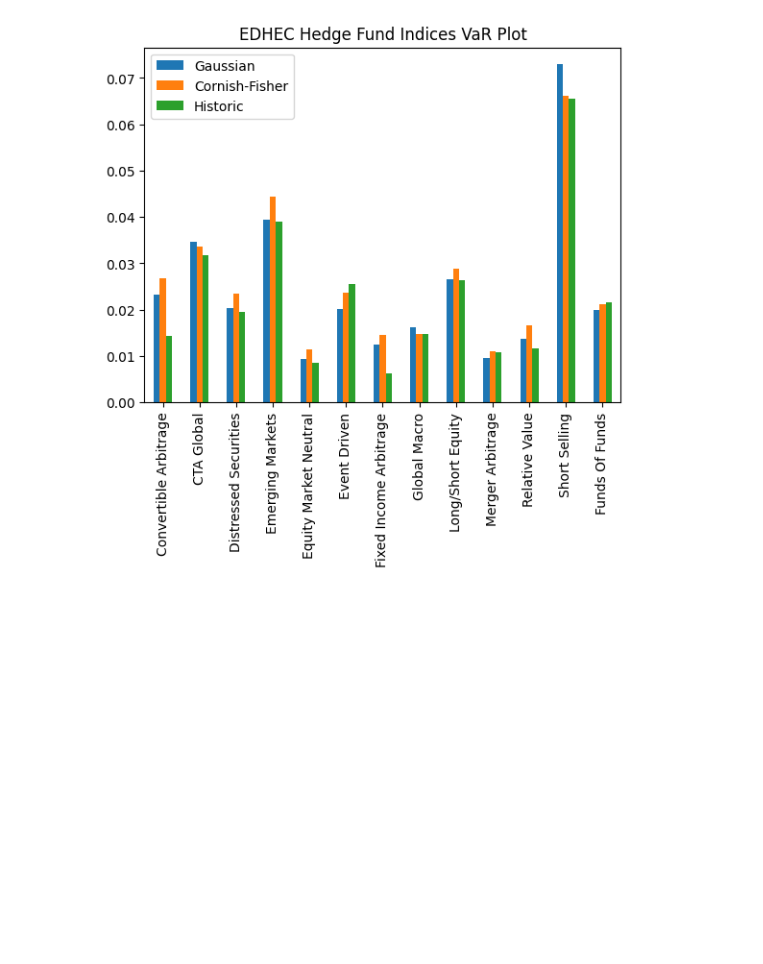
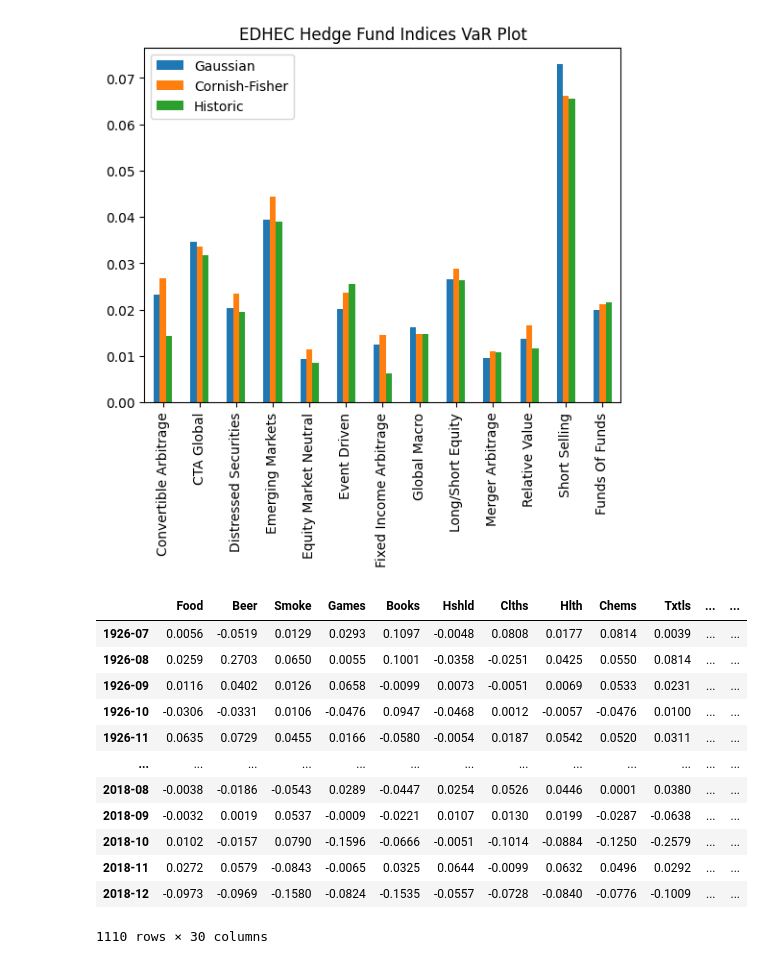
Before and after one commit to tho-hk/edhec-portfolio-construction, a Jupyter notebook: nb/hfi.ipynb, the cells around one changed output. Cells and saved outputs as stored; diff of their text form; code cells hidden in the pictures; blank space fills up the shorter version.

```diff
--- a/nb/hfi.ipynb
+++ b/nb/hfi.ipynb
@@ -299,3 +245,22 @@ comparison.plot.bar(title="EDHEC Hedge Fund Indices VaR Plot")
 # %% [output]
 <Axes: title={'center': 'EDHEC Hedge Fund Indices VaR Plot'}>
 [figure]
+# %%
+ind = pd.read_csv(f"{DATA_PATH}/ind30_m_vw_rets.csv", header=0, index_col=0)/100
+ind.index = pd.to_datetime(ind.index, format="%Y%m").to_period('M')
+ind.columns = ind.columns.str.strip()
+ind
+# %% [output]
+|  | Food | Beer | Smoke | Games | Books | Hshld | Clths | Hlth | Chems | Txtls | ... | ... |
+| 1926-07 | 0.0056 | -0.0519 | 0.0129 | 0.0293 | 0.1097 | -0.0048 | 0.0808 | 0.0177 | 0.0814 | 0.0039 | ... | ... |
+| 1926-08 | 0.0259 | 0.2703 | 0.0650 | 0.0055 | 0.1001 | -0.0358 | -0.0251 | 0.0425 | 0.0550 | 0.0814 | ... | ... |
+| 1926-09 | 0.0116 | 0.0402 | 0.0126 | 0.0658 | -0.0099 | 0.0073 | -0.0051 | 0.0069 | 0.0533 | 0.0231 | ... | ... |
+| 1926-10 | -0.0306 | -0.0331 | 0.0106 | -0.0476 | 0.0947 | -0.0468 | 0.0012 | -0.0057 | -0.0476 | 0.0100 | ... | ... |
+| 1926-11 | 0.0635 | 0.0729 | 0.0455 | 0.0166 | -0.0580 | -0.0054 | 0.0187 | 0.0542 | 0.0520 | 0.0311 | ... | ... |
+| ... | ... | ... | ... | ... | ... | ... | ... | ... | ... | ... | ... | ... |
+| 2018-08 | -0.0038 | -0.0186 | -0.0543 | 0.0289 | -0.0447 | 0.0254 | 0.0526 | 0.0446 | 0.0001 | 0.0380 | ... | ... |
+| 2018-09 | -0.0032 | 0.0019 | 0.0537 | -0.0009 | -0.0221 | 0.0107 | 0.0130 | 0.0199 | -0.0287 | -0.0638 | ... | ... |
+| 2018-10 | 0.0102 | -0.0157 | 0.0790 | -0.1596 | -0.0666 | -0.0051 | -0.1014 | -0.0884 | -0.1250 | -0.2579 | ... | ... |
+| 2018-11 | 0.0272 | 0.0579 | -0.0843 | -0.0065 | 0.0325 | 0.0644 | -0.0099 | 0.0632 | 0.0496 | 0.0292 | ... | ... |
+| 2018-12 | -0.0973 | -0.0969 | -0.1580 | -0.0824 | -0.1535 | -0.0557 | -0.0728 | -0.0840 | -0.0776 | -0.1009 | ... | ... |
+1110 rows × 30 columns
```
Also changed, not shown: parts of 8 cells of this notebook.
